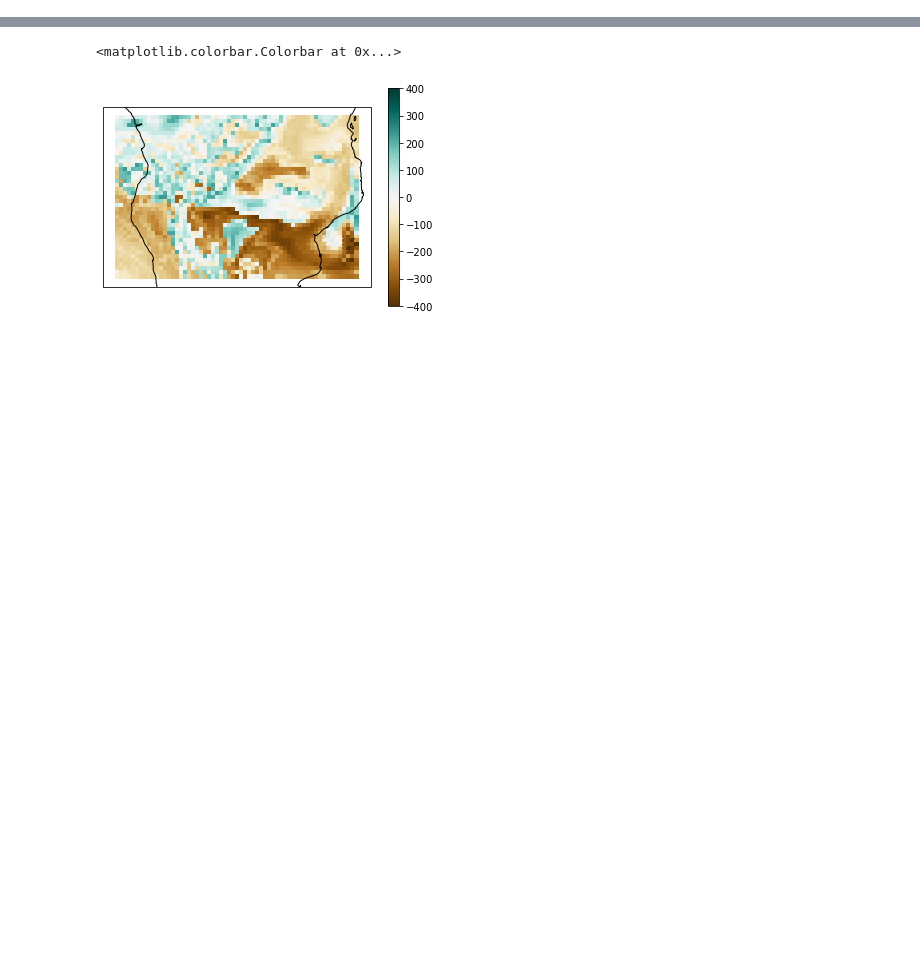
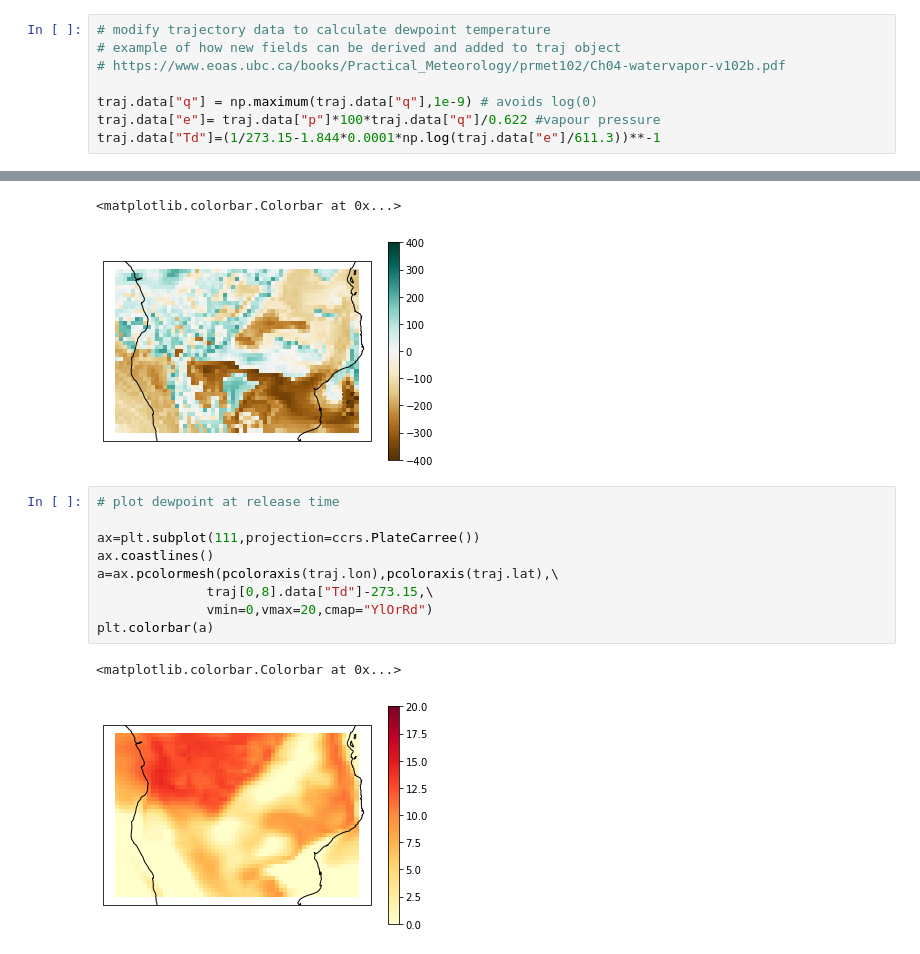
Before and after one commit to EmmaHoward/cab_trajectories, a Jupyter notebook: traj_demo.ipynb, the cells around one changed output, grey strips where cells are left out. Saved outputs shown, nothing was run; the diff lists cells and outputs as text; blank space fills up the shorter version.

Commit message:
Added dewpoint calculation

```diff
--- a/traj_demo.ipynb
+++ b/traj_demo.ipynb
@@ -59,6 +63,14 @@ traj2 = traj[:8,8,:10,:10]
 print(traj2)
 # %% [output]
 trajectory_grid(base=2009-10-10_12, p: 775.0, lat: -5.0--9.5, lon: 10.0-14.5, (8, 10, 10))
+# %%
+# modify trajectory data to calculate dewpoint temperature
+# example of how new fields can be derived and added to traj object
+# https://www.eoas.ubc.ca/books/Practical_Meteorology/prmet102/Ch04-watervapor-v102b.pdf
+
+traj.data["q"] = np.maximum(traj.data["q"],1e-9) # avoids log(0)
+traj.data["e"]= traj.data["p"]*100*traj.data["q"]/0.622 #vapour pressure
+traj.data["Td"]=(1/273.15-1.844*0.0001*np.log(traj.data["e"]/611.3))**-1
 # %%
 # get coordinates of subsetted grid
 print("init. longitude: ",traj2.lon)
@@ -96,3 +108,15 @@ plt.colorbar(a)
 # %% [output]
 <matplotlib.colorbar.Colorbar at 0x...>
 [figure]
+# %%
+# plot dewpoint at release time
+
+ax=plt.subplot(111,projection=ccrs.PlateCarree())
+ax.coastlines()
+a=ax.pcolormesh(pcoloraxis(traj.lon),pcoloraxis(traj.lat),\
+              traj[0,8].data["Td"]-273.15,\
+              vmin=0,vmax=20,cmap="YlOrRd")
+plt.colorbar(a)
+# %% [output]
+<matplotlib.colorbar.Colorbar at 0x...>
+[figure, added]
```
Also changed, not shown: parts of 1 cell of this notebook.
